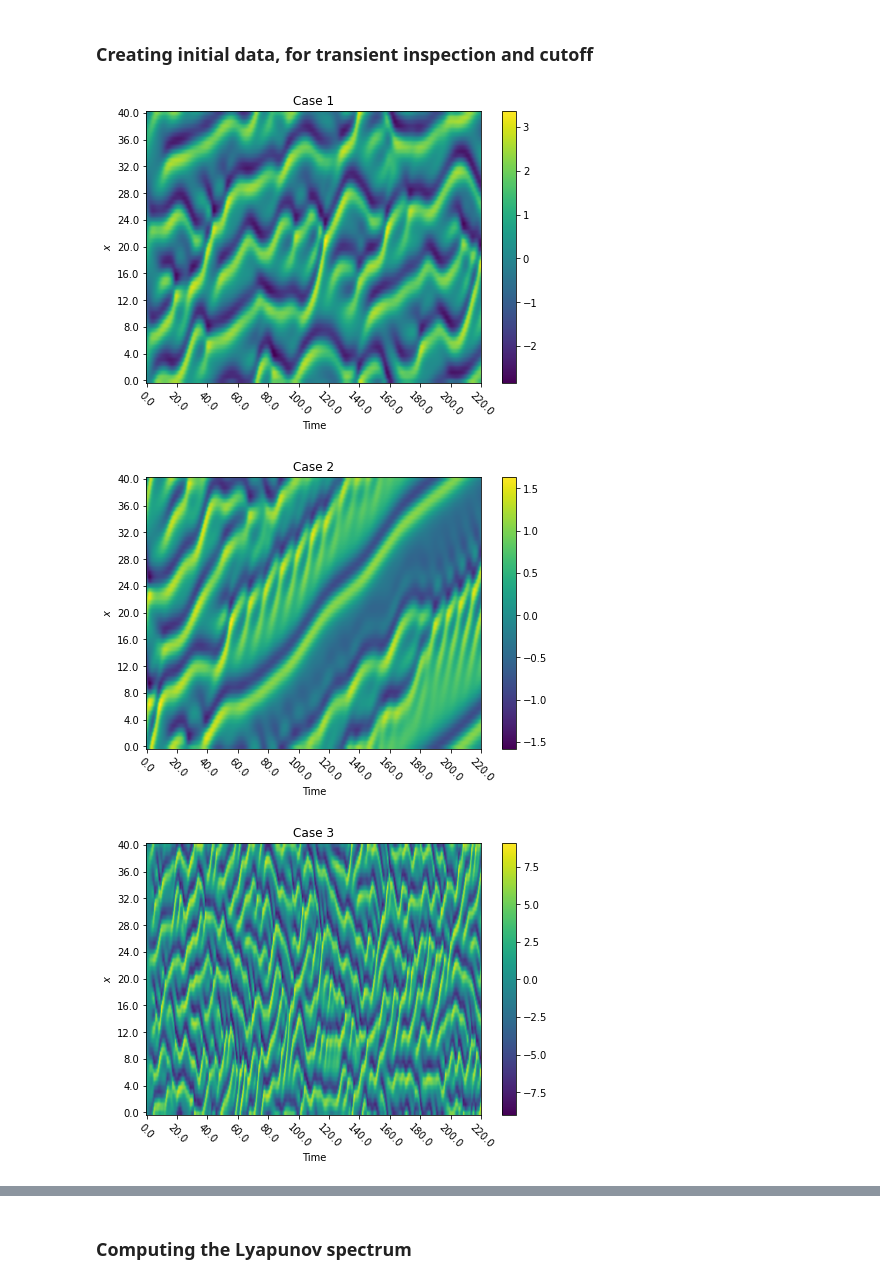
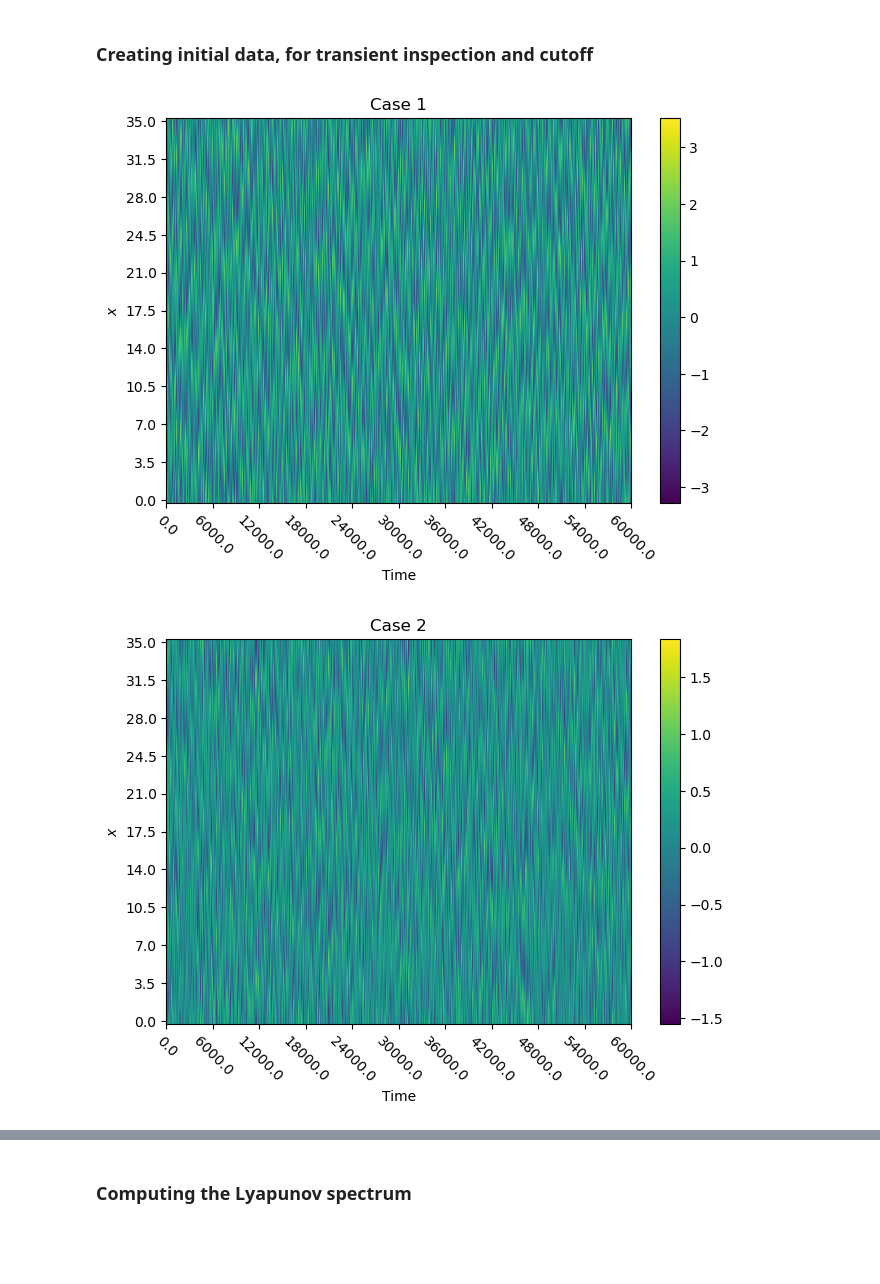
Before and after one commit to thisisrohan/MLROM, a Jupyter notebook: KS/MakeData.ipynb, the cells around one changed output, grey strips where cells are left out. Drawn from its saved outputs; the diff is of its cells as text; code cells hidden in the pictures; blank space fills up the shorter version.

```diff
--- a/KS/MakeData.ipynb
+++ b/KS/MakeData.ipynb
@@ -71,12 +55,12 @@ params_mat = np.array([
     [1.0, 1.0, 1.0],
     [2.0, 1.0, 1.0],
     [1.0, 2.0, 1.0],
-    # [1.0, 1.0, 2.0]
+    [1.0, 1.0, 2.0]
 ], dtype=FTYPE)
 num_cases = params_mat.shape[0]
 
 t0 = 0.0
-T = 220.0
+T = 60000.0
 delta_t = 0.1
 
 return_params_arr = False
@@ -84,7 +68,7 @@ normalize_flag = False
 alldata_withparams_flag = True
 
 numpoints_xgrid = 64
-length = 40
+length = 35
 xgrid = length*np.linspace(0, 1, numpoints_xgrid, dtype=FTYPE)
 
 init_state = np.sin(5*np.pi*xgrid/xgrid[-1], dtype=FTYPE)
@@ -169,13 +153,27 @@ def plot(
         prev_idx = next_idx
 
     # '''
-# %%
-plot(
-    boundary_idx_arr,
-    delta_t,
-    all_data,
-    xgrid)
-# %% [output]
-[figure, removed]
-[figure, removed]
-[figure, removed]
+# %%
+# plot_time_begin = 10000.
+# plot_time_duration = 500
+
+# computing xticks_snapto
+chosen_interval = T//10
+# chosen_interval = plot_time_duration//10
+sn = np.format_float_scientific(chosen_interval, exp_digits=4)
+snap = 25*np.round(100*float(sn[0:-6])/25)/100
+snap *= float('1'+sn[-6:])
+xticks_snapto = int(snap*np.round(chosen_interval/snap))
+
+plot(
+    boundary_idx_arr,
+#     [int(plot_time_duration/delta_t)],
+    delta_t,
+    all_data,#[int(plot_time_begin/delta_t):int((plot_time_begin+plot_time_duration)/delta_t), :],
+    xgrid,
+    xticks_snapto=xticks_snapto,
+#     xticks_snapto=int(plot_time_duration//10)
+)
+# %% [output]
+[figure, added]
+[figure, added]
```
Also changed, not shown: parts of 18 cells of this notebook, 2 other files.
